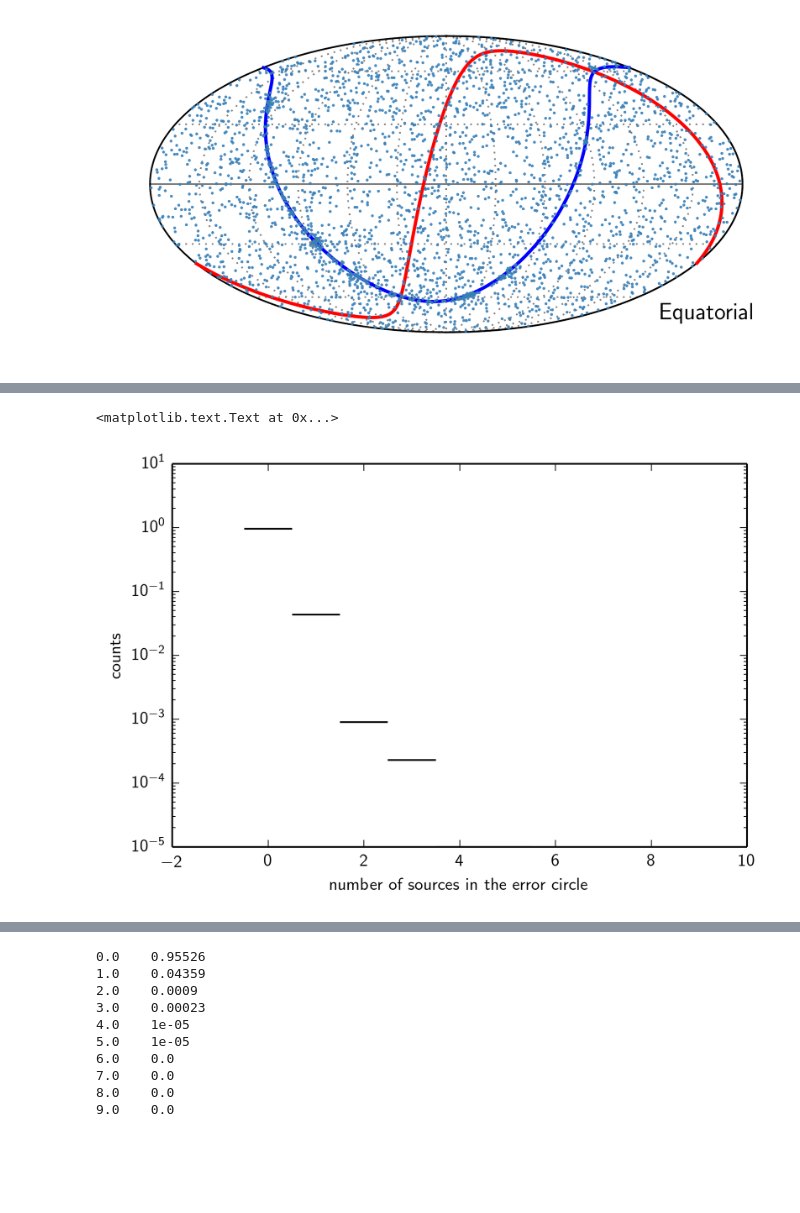
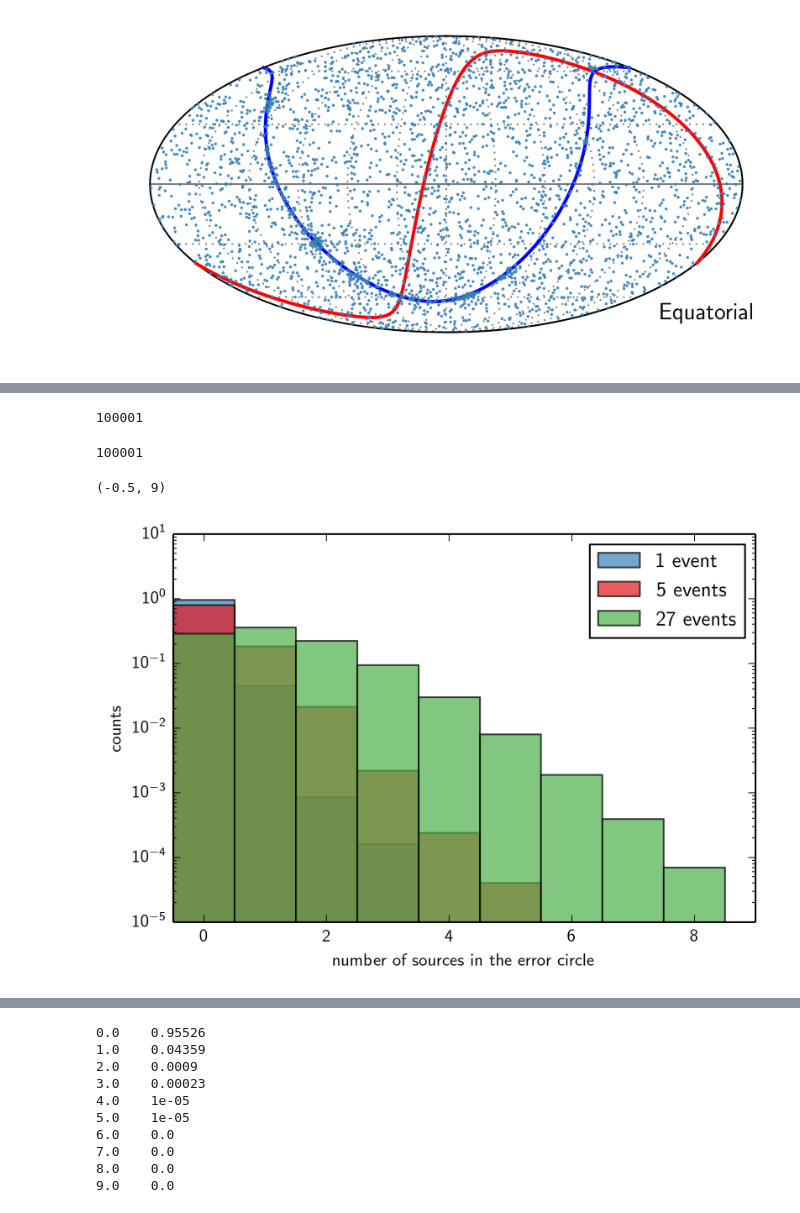
Before and after one commit to 221B-Haibara/IceCube_AstroNumy, a Jupyter notebook: Notebooks/local_thinkpad_skymap.ipynb, the cells around one changed output, grey strips where cells are left out. Drawn from its saved outputs; the diff is of its cells as text; code cells hidden in the pictures; blank space fills up the shorter version.

```diff
--- a/Notebooks/local_thinkpad_skymap.ipynb
+++ b/Notebooks/local_thinkpad_skymap.ipynb
@@ -121,0 +122,11 @@ The interval between meridians is 30 deg -0.00'.
+# %%
+%%time
+angular_res = 0.5
+within_res_1 = []
+for ra,dec in nudist.get_random(100000):
+    delta_ra = fermi.ra - ra
+    delta_dec = fermi.dec - dec
+    r = sqrt(delta_ra**2 + delta_dec**2)
+    sel = r < angular_res
+    n = sel.sum()
+    within_res_1.append(n)
@@ -123,7 +146,7 @@ The interval between meridians is 30 deg -0.00'.
 %%time
 angular_res = 0.5
 within_res = []
-for ra,dec in nudist.get_random(100000):
+for ra,dec in nudist.get_random(100):
     delta_ra = fermi.ra - ra
     delta_dec = fermi.dec - dec
     r = sqrt(delta_ra**2 + delta_dec**2)
@@ -136,9 +160,56 @@ Wall time: 43.6 s
+# %%
+angular_res = 0.5
+within_res = []
+
+for j in xrange(100000):
+    #print j
+    sources_for_all_nu = 0
+    for ra,dec in nudist.get_random(5):
+        delta_ra = fermi.ra - ra
+        delta_dec = fermi.dec - dec
+        r = sqrt(delta_ra**2 + delta_dec**2)
+        sel = r < angular_res
+        sources_for_all_nu += sel.sum()
+
+    within_res.append(sources_for_all_nu)
+
+
+print len(within_res)
+# %% [output]
+100001
+# %%
+angular_res = 0.5
+within_res_27 = []
+
+for j in xrange(100000):
+    #print j
+    sources_for_all_nu = 0
+    for ra,dec in nudist.get_random(27):
+        delta_ra = fermi.ra - ra
+        delta_dec = fermi.dec - dec
+        r = sqrt(delta_ra**2 + delta_dec**2)
+        sel = r < angular_res
+        sources_for_all_nu += sel.sum()
+
+    within_res_27.append(sources_for_all_nu)
+
+
+print len(within_res)
+# %% [output]
+100001
 # %%
-a = plt.hist(within_res, bins=np.linspace(-0.5,9.5,11), normed=True)
-plt.semilogy()
+b = plt.hist(within_res_1, bins=np.linspace(-0.5,9.5,11), normed=True,alpha=0.7, label = "1 event",color=jvsc[0]
+             )
+
+a = plt.hist(within_res, bins=np.linspace(-0.5,9.5,11), normed=True,alpha=0.7,label = "5 events",color=jvsc[1])
+b = plt.hist(within_res_27, bins=np.linspace(-0.5,9.5,11), normed=True,alpha=0.7, label="27 events",color=jvsc[2])
+
+plt.yscale("log",nonposy='clip')
 plt.ylim(1e-5,1e1)
 plt.xlabel("number of sources in the error circle")
 plt.ylabel("counts")
+plt.legend()
+plt.xlim(-0.5,9)
 # %% [output]
-<matplotlib.text.Text at 0x...>
+(-0.5, 9)
-[figure, old version]
+[figure, new version]
```
Also changed, not shown: parts of 8 cells of this notebook.
